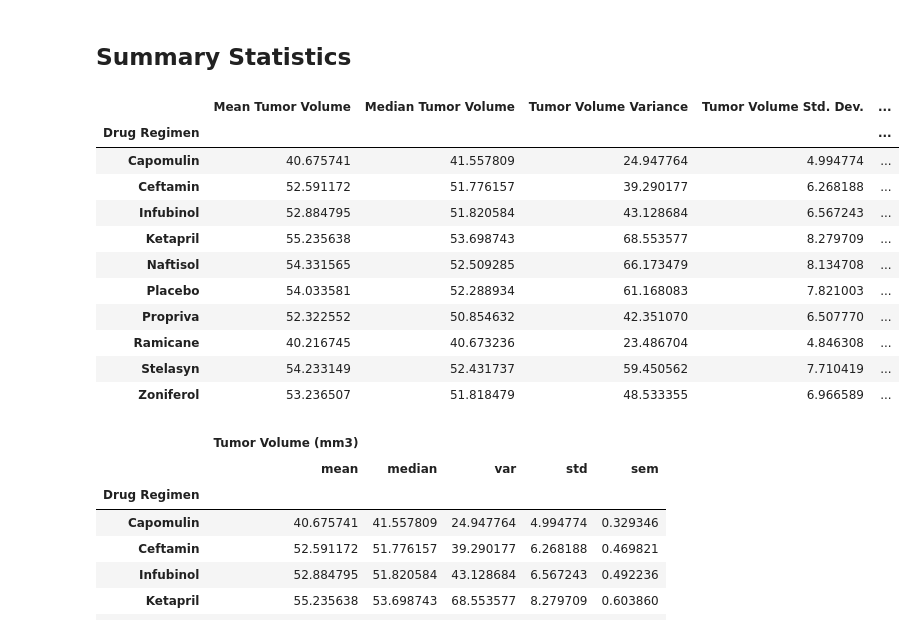
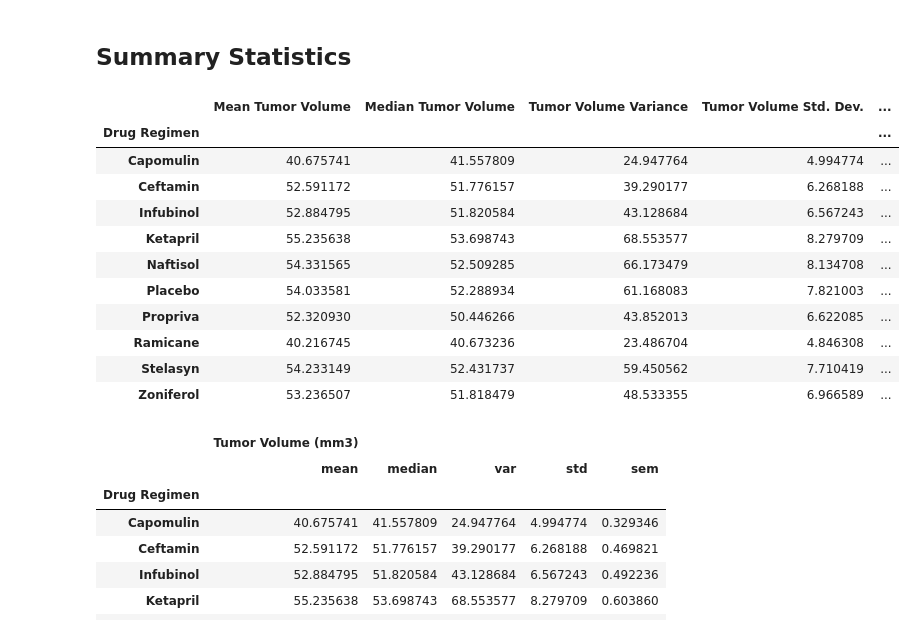
Before and after one commit to mgtaylor119/matplotlib-challenge, a Jupyter notebook: Pymaceuticals.ipynb, the cells around one changed output. Saved outputs shown, nothing was run; the diff lists cells and outputs as text; code cells hidden in the pictures.

```diff
--- a/Pymaceuticals.ipynb
+++ b/Pymaceuticals.ipynb
@@ -88,34 +90,32 @@ clean_df['Mouse ID'].nunique()
 # %%
 # Generate a summary statistics table of mean, median, variance, standard deviation, and SEM of the tumor volume for each regimen
 # Use groupby and summary statistical methods to calculate the following properties of each drug regimen:
 drug_name = clean_df['Drug Regimen'].unique()
 drug_name.sort()
-drug_group = merge_df.set_index('Drug Regimen')
-drug_group = drug_group.groupby(level='Drug Regimen')
 
 # mean, median, variance, standard deviation, and SEM of the tumor volume.
-drug_mean = drug_group['Tumor Volume (mm3)'].mean()
-drug_median = drug_group['Tumor Volume (mm3)'].median()
-drug_variance = drug_group['Tumor Volume (mm3)'].var()
-drug_std = drug_group['Tumor Volume (mm3)'].std()
-drug_sem = drug_group['Tumor Volume (mm3)'].sem()
+drug_mean = clean_df.groupby('Drug Regimen')['Tumor Volume (mm3)'].mean()
+drug_median = clean_df.groupby('Drug Regimen')['Tumor Volume (mm3)'].median()
+drug_variance = clean_df.groupby('Drug Regimen')['Tumor Volume (mm3)'].var()
+drug_std = clean_df.groupby('Drug Regimen')['Tumor Volume (mm3)'].std()
+drug_sem = clean_df.groupby('Drug Regimen')['Tumor Volume (mm3)'].sem()
 
 # Assemble the resulting series into a single summary DataFrame.
 drug_tumor_df = pd.DataFrame(list(zip(drug_name, drug_mean, drug_median, drug_variance, drug_std, drug_sem)),
                              columns=['Drug Regimen', 'Mean Tumor Volume', 'Median Tumor Volume','Tumor Volume Variance',
                                       'Tumor Volume Std. Dev.', 'Tumor Volume Std. Err.'])
 drug_tumor_df = drug_tumor_df.set_index('Drug Regimen')
 drug_tumor_df
 # %% [output]
 |  | Mean Tumor Volume | Median Tumor Volume | Tumor Volume Variance | Tumor Volume Std. Dev. | ... |
 | Drug Regimen |  |  |  |  | ... |
 | Capomulin | 40.675741 | 41.557809 | 24.947764 | 4.994774 | ... |
 | Ceftamin | 52.591172 | 51.776157 | 39.290177 | 6.268188 | ... |
 | Infubinol | 52.884795 | 51.820584 | 43.128684 | 6.567243 | ... |
 | Ketapril | 55.235638 | 53.698743 | 68.553577 | 8.279709 | ... |
 | Naftisol | 54.331565 | 52.509285 | 66.173479 | 8.134708 | ... |
 | Placebo | 54.033581 | 52.288934 | 61.168083 | 7.821003 | ... |
-| Propriva | 52.322552 | 50.854632 | 42.351070 | 6.507770 | ... |
+| Propriva | 52.320930 | 50.446266 | 43.852013 | 6.622085 | ... |
 | Ramicane | 40.216745 | 40.673236 | 23.486704 | 4.846308 | ... |
 | Stelasyn | 54.233149 | 52.431737 | 59.450562 | 7.710419 | ... |
 | Zoniferol | 53.236507 | 51.818479 | 48.533355 | 6.966589 | ... |
```
Also changed, not shown: parts of 3 cells of this notebook.
